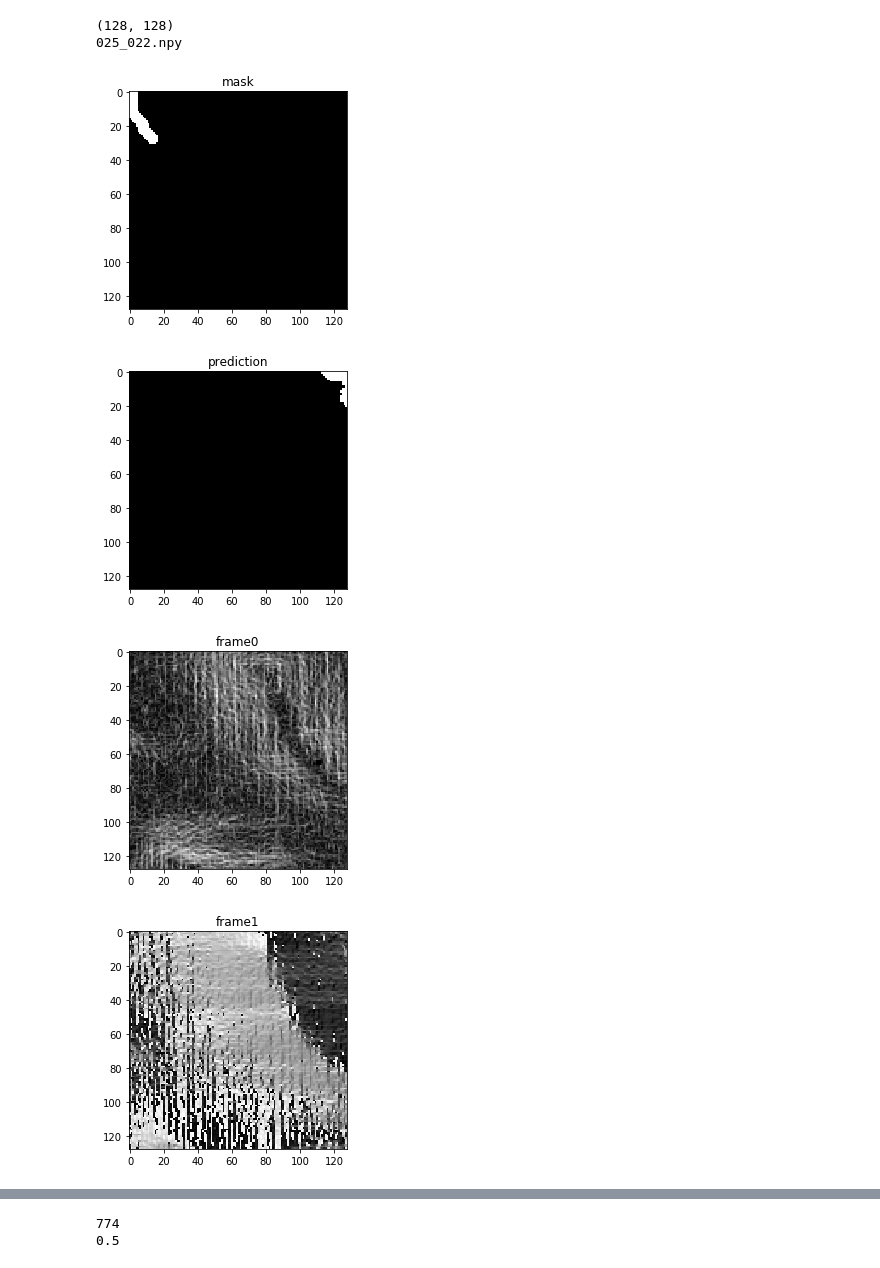
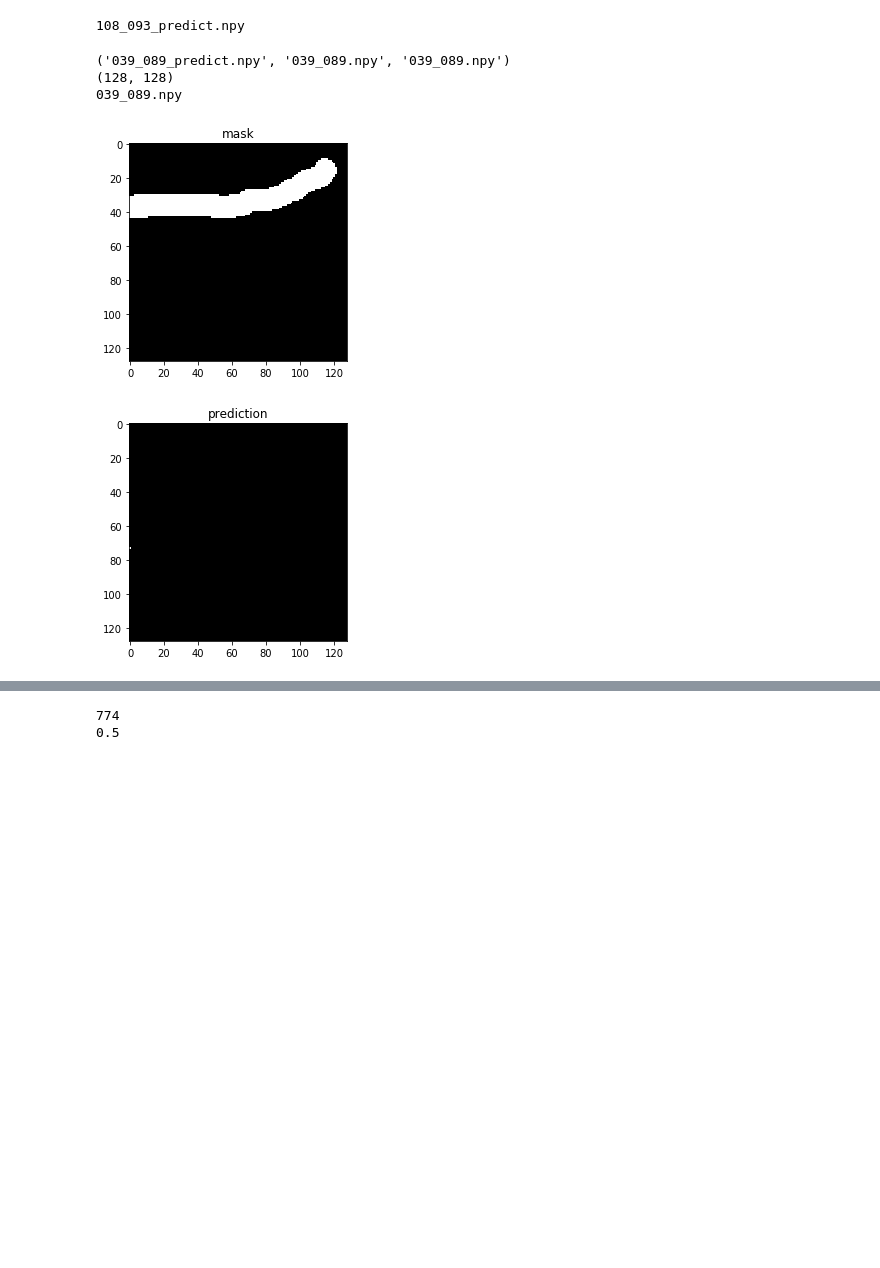
Before and after one commit to Chen-Yifan/DEM_segmentation, a Jupyter notebook: notebook/vis.ipynb, the cells around one changed output, grey strips where cells are left out. Saved outputs shown, nothing was run; the diff lists cells and outputs as text; code cells hidden in the pictures; blank space fills up the shorter version.

```diff
--- a/notebook/vis.ipynb
+++ b/notebook/vis.ipynb
@@ -19,3 +1,28 @@ frames_files = os.listdir(test_frame_dir)
+# %%
+import os
+import re
+results_dir = '/home/yifanc3/results/9.24nonorm/128over10m6b_unet_Adadelta_der103_200w_30e/1/prediction'
+# iou = 69%
+test_mask_dir = '/home/yifanc3/results/9.24nonorm/128over10m6b_unet_Adadelta_der103_200w_30e/1/mask'
+test_frame_dir = '/home/yifanc3/results/9.24nonorm/128over10m6b_unet_Adadelta_der103_200w_30e/1/frame'
+
+
+results_files = os.listdir(results_dir)
+masks_files = os.listdir(test_mask_dir)
+frames_files = os.listdir(test_frame_dir)
+
+results_files = os.listdir(results_dir)
+results_files.sort(key=lambda var:[int(x) if x.isdigit() else x
+                                for x in re.findall(r'[^0-9]|[0-9]+', var)])
+print(results_files[200])
+masks_files = os.listdir(test_mask_dir)
+masks_files.sort(key=lambda var:[int(x) if x.isdigit() else x
+                                for x in re.findall(r'[^0-9]|[0-9]+', var)])
+frames_files = os.listdir(test_frame_dir)
+frames_files.sort(key=lambda var:[int(x) if x.isdigit() else x
+                                for x in re.findall(r'[^0-9]|[0-9]+', var)])
+# %% [output]
+108_093_predict.npy
 # %%
 import matplotlib.pyplot as plt
 import matplotlib.image as mpimg
@@ -23,6 +30,7 @@ import numpy as np
 # %%
 def vis(i):
     pred = np.load(os.path.join(results_dir,results_files[i]))
+    print(results_files[i], masks_files[i], frames_files[i])
     print(pred.shape)
     orig =np.load(os.path.join(test_mask_dir,masks_files[i]))
     orig = orig[:,:,1]
@@ -36,23 +44,24 @@ def vis(i):
     g = plt.figure(2)
     plt.title('prediction')
     predplot = plt.imshow(pred,cmap='gray')
-    a = plt.figure(3)
-    plt.title('frame0')
-    frame0 = plt.imshow(frame[:,:,0],cmap='gray',)
-    b = plt.figure(4)
-    plt.title('frame1')
-    frame1 = plt.imshow(frame[:,:,1],cmap='gray')
-    c = plt.figure(5)
-    plt.title('frame2')
-    frame2 = plt.imshow(frame[:,:,2],cmap='gray')
-    d = plt.figure(6)
-    plt.title('frame3')
-    frame3 = plt.imshow(frame[:,:,3],cmap='gray')
-    e = plt.figure(7)
-    plt.title('frame4')
-    frame4 = plt.imshow(frame[:,:,4],cmap='gray')
-    f = plt.figure(8)
-    plt.title('frame4')
-    frame4 = plt.imshow(frame[:,:,5],cmap='gray')
+#     a = plt.figure(3)
+#     plt.title('frame0')
+#     frame0 = plt.imshow(frame[:,:,0],cmap='gray',)
+#     b = plt.figure(4)
+#     plt.title('frame1')
+#     frame1 = plt.imshow(frame[:,:,1],cmap='gray')
+#     c = plt.figure(5)
+#     plt.title('frame2')
+#     frame2 = plt.imshow(frame[:,:,2],cmap='gray')
+#     d = plt.figure(6)
+#     plt.title('frame3')
+#     frame3 = plt.imshow(frame[:,:,3],cmap='gray')
+#     e = plt.figure(7)
+#     plt.title('frame4')
+#     print(np.max(frame[:,:,4]),np.min(frame[:,:,4]))
+#     frame4 = plt.imshow(frame[:,:,4],cmap='gray')
+#     f = plt.figure(8)
+#     plt.title('frame5')
+#     frame4 = plt.imshow(frame[:,:,5],cmap='gray')
 
     plt.show()
@@ -59,9 +79,9 @@ def vis(i):
 # %%
-vis(68)
+vis(53
+   )
 # %% [output]
+('039_089_predict.npy', '039_089.npy', '039_089.npy')
 (128, 128)
-025_022.npy
+039_089.npy
-[figure, old version]
+[figure, new version]
-[figure, old version]
+[figure, new version]
-[figure, removed]
-[figure, removed]
```
Also changed, not shown: parts of 5 cells of this notebook, 49 other files.
